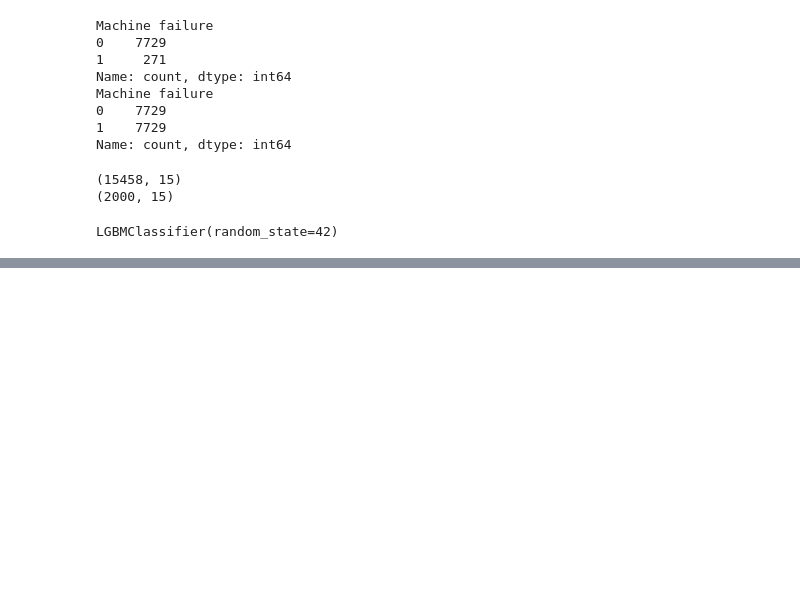
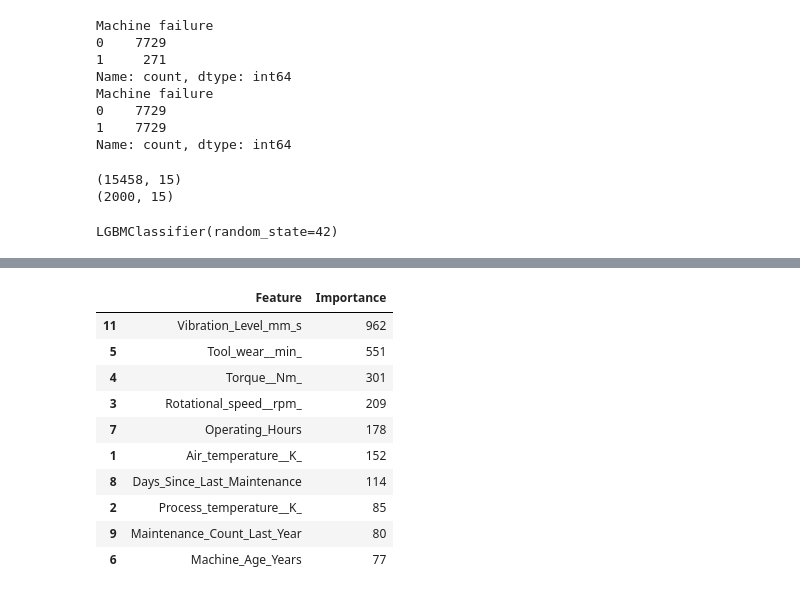
Before and after one commit to Raees-Kp/iot-predictive-maintenance, a Jupyter notebook: notebooks/eda.ipynb, the cells around one changed output, grey strips where cells are left out. Cells and saved outputs as stored; diff of their text form; code cells hidden in the pictures; blank space fills up the shorter version.

```diff
--- a/notebooks/eda.ipynb
+++ b/notebooks/eda.ipynb
@@ -362,0 +380,21 @@ LGBMClassifier(random_state=42)
+# %%
+feature_importance=pd.DataFrame({
+    'Feature':X_test.columns,
+    'Importance': lgbm.feature_importances_
+})
+feature_importance.sort_values(
+    by='Importance',
+    ascending=False
+).head(10)
+# %% [output]
+|  | Feature | Importance |
+| 11 | Vibration_Level_mm_s | 962 |
+| 5 | Tool_wear__min_ | 551 |
+| 4 | Torque__Nm_ | 301 |
+| 3 | Rotational_speed__rpm_ | 209 |
+| 7 | Operating_Hours | 178 |
+| 1 | Air_temperature__K_ | 152 |
+| 8 | Days_Since_Last_Maintenance | 114 |
+| 2 | Process_temperature__K_ | 85 |
+| 9 | Maintenance_Count_Last_Year | 80 |
+| 6 | Machine_Age_Years | 77 |
```
Also changed, not shown: parts of 2 cells of this notebook.
